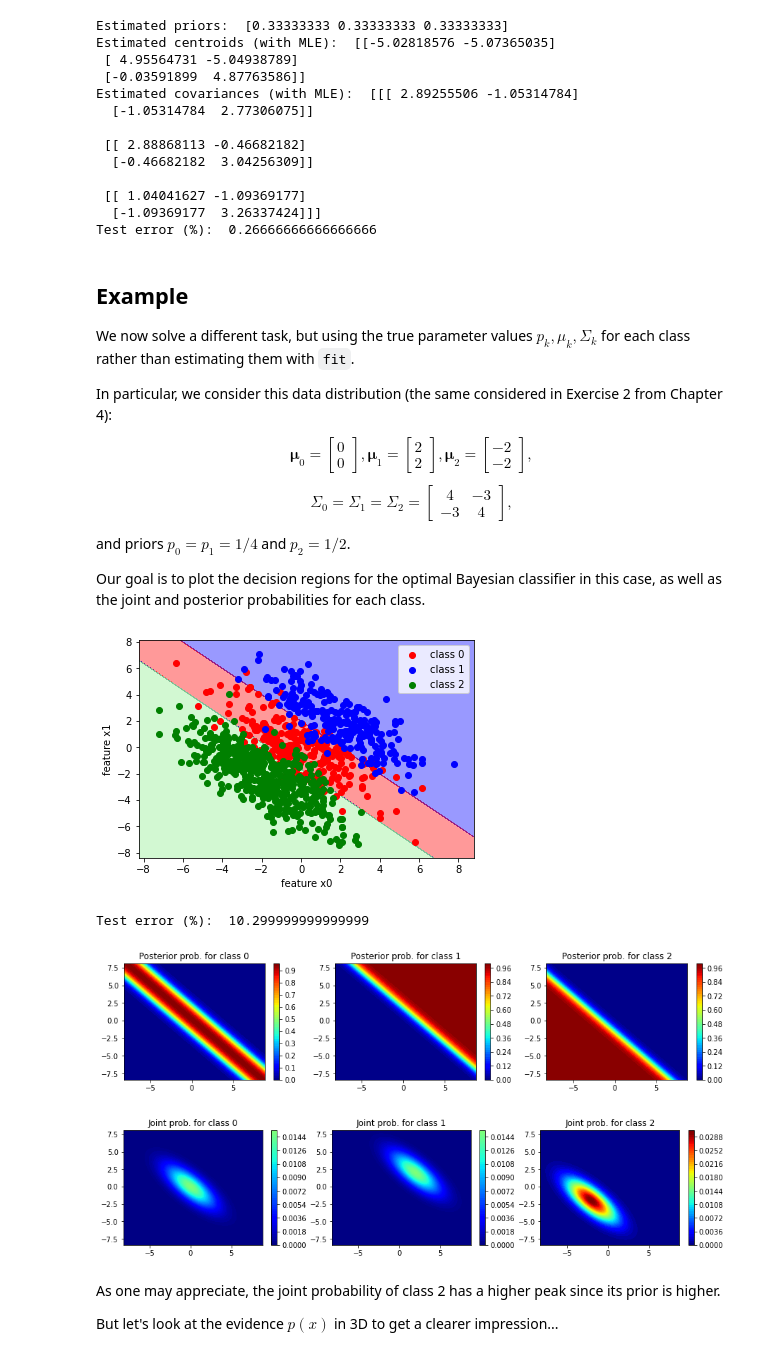
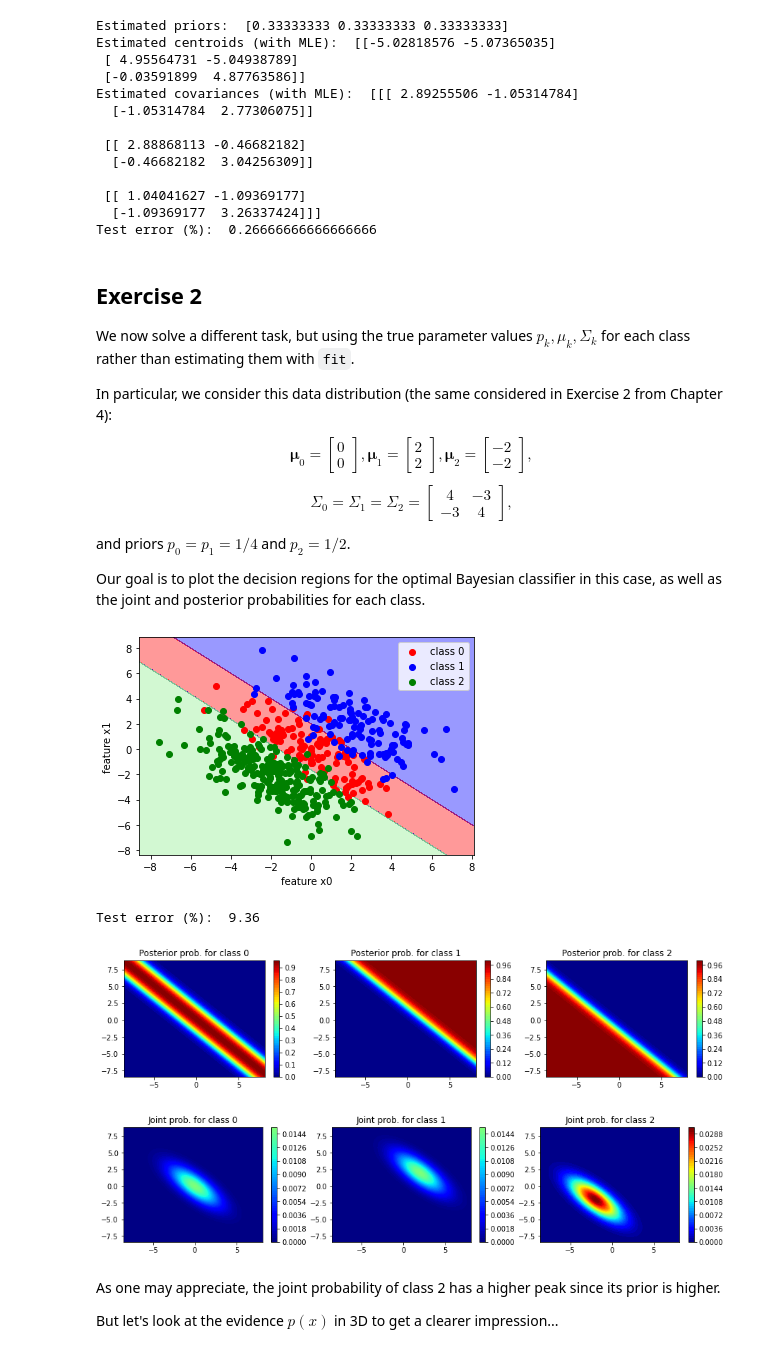
Before and after one commit to unica-ml/ml, a Jupyter notebook: notebooks/lab03.ipynb, the cells around one changed output. Drawn from its saved outputs; the diff is of its cells as text; code cells hidden in the pictures.

```diff
--- a/notebooks/lab03.ipynb
+++ b/notebooks/lab03.ipynb
@@ -235,7 +239,7 @@ Estimated covariances (with MLE):  [[[ 2.89255506 -1.05314784]
   [-1.09369177  3.26337424]]]
 Test error (%):  0.26666666666666666
 # %% [markdown]
-## Example
+## Exercise 2
 
 We now solve a different task, but using the true parameter values $p_k, \mu_k, \Sigma_k$ for each class rather than estimating them with `fit`.
 
@@ -285,46 +289,46 @@ cov=[[[4, -3], [-3, 4]],
      [[4, -3], [-3, 4]]]
 
 # generate some points from this distribution
-n_samples = np.array(1000 * priors, dtype=int)
+n_samples = np.array(500 * priors, dtype=int)
 x_tr, y_tr = make_gaussian_dataset(n_samples, centroids, cov=cov)
-x_ts, y_ts = make_gaussian_dataset(n_samples, centroids, cov=cov)
+x_ts, y_ts = make_gaussian_dataset(10*n_samples, centroids, cov=cov)
 
 clf = CClassifierGaussian()
 # we do not estimate the parameters here, but use the true ones
 # clf.fit(x_tr, y_tr)
 clf._priors = np.array(priors)
 clf._centroids = np.array(centroids)
 clf._covariances = np.array(cov)
 plot_decision_regions(x_tr, y_tr, classifier=clf)
 plot_dataset(x_tr, y_tr)
 plt.show()
 
 scores = clf.decision_function(x_ts)
 y_pred = clf.predict(x_ts)
 print('Test error (%): ', (y_pred != y_ts).mean()*100)
 
 plt.figure(figsize=(15,3))
 for k in range(n_samples.size):
     plt.subplot(1, 3, k+1)
     plot_decision_function(x_tr, y_tr, classifier=clf, k=k)
     plt.title("Posterior prob. for class " + str(k))
     plt.colorbar()
 plt.show()
 
 clf.posterior = False  # this will return joint probs rather than posteriors
 plt.figure(figsize=(15,3))
 for k in range(n_samples.size):
     plt.subplot(1, 3, k+1)
     plot_decision_function(x_tr, y_tr, classifier=clf, k=k)
     plt.title("Joint prob. for class " + str(k))
     plt.clim(0, 0.03)
     plt.colorbar()
 plt.show()
 # %% [output]
-[figure, old version]
+[figure, new version]
-Test error (%):  10.299999999999999
+Test error (%):  9.36
-[figure, old version]
+[figure, new version]
-[figure, old version]
+[figure, new version]
 # %% [markdown]
 As one may appreciate, the joint probability of class 2 has a higher peak since its prior is higher.
 
```
Also changed, not shown: parts of 2 cells of this notebook.
